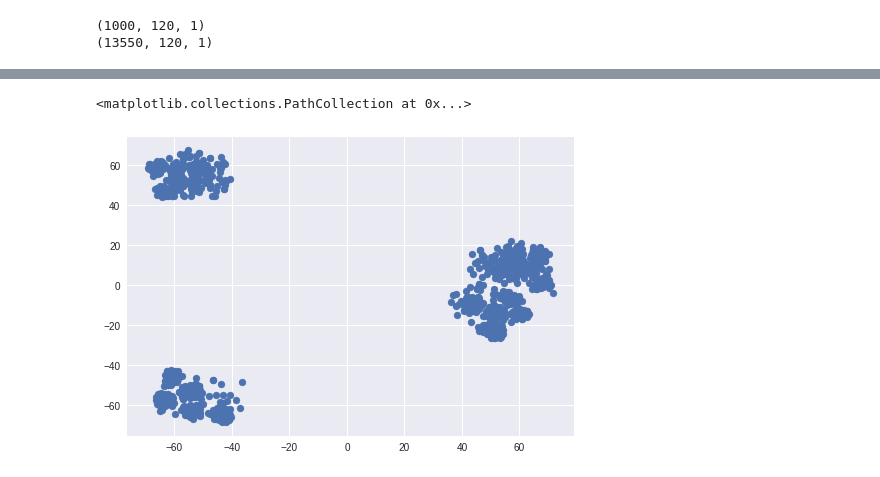
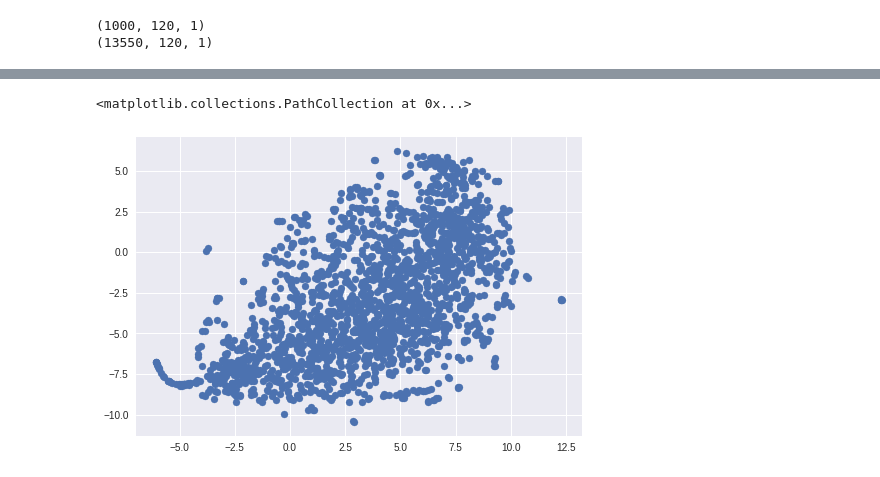
Before and after one commit to ays0110/bean, a Jupyter notebook: Experiment 7.ipynb, the cells around one changed output, grey strips where cells are left out. Saved outputs shown, nothing was run; the diff lists cells and outputs as text; code cells hidden in the pictures.

```diff
--- a/Experiment 7.ipynb
+++ b/Experiment 7.ipynb
@@ -346,22 +351,25 @@ Tensor("conv1d_2/add:0", shape=(?, 120, 64), dtype=float32)
 # %%
 from sklearn import manifold
 from time import time
 
 # quick and dirty embedding visualization on val set
+sub_block = data_block[:2000]
 
 
 embedding_model = keras.models.Model(inputs=m.input,
                                  outputs=m.layers[17].output)
 
-embeddings = embedding_model.predict(training_set)
+embeddings = embedding_model.predict(sub_block)
 
-tsne = manifold.TSNE(n_components=2, init='pca', random_state=0)
+tsne = manifold.TSNE(n_components=2, init='random', random_state=0, n_iter=5000, perplexity=100)
 t0 = time()
-squished_embeddings = np.reshape(embeddings, (1000, -1))
+squished_embeddings = np.reshape(embeddings, (embeddings.shape[0], -1))
 X_tsne = tsne.fit_transform(squished_embeddings)
 
 
 plt.scatter(X_tsne[:, 0], X_tsne[:, 1])
+
+# what the fuck.....
 # %% [output]
 <matplotlib.collections.PathCollection at 0x...>
-[figure, old version]
+[figure, new version]
```
Also changed, not shown: parts of 10 cells of this notebook, 3 other files.
